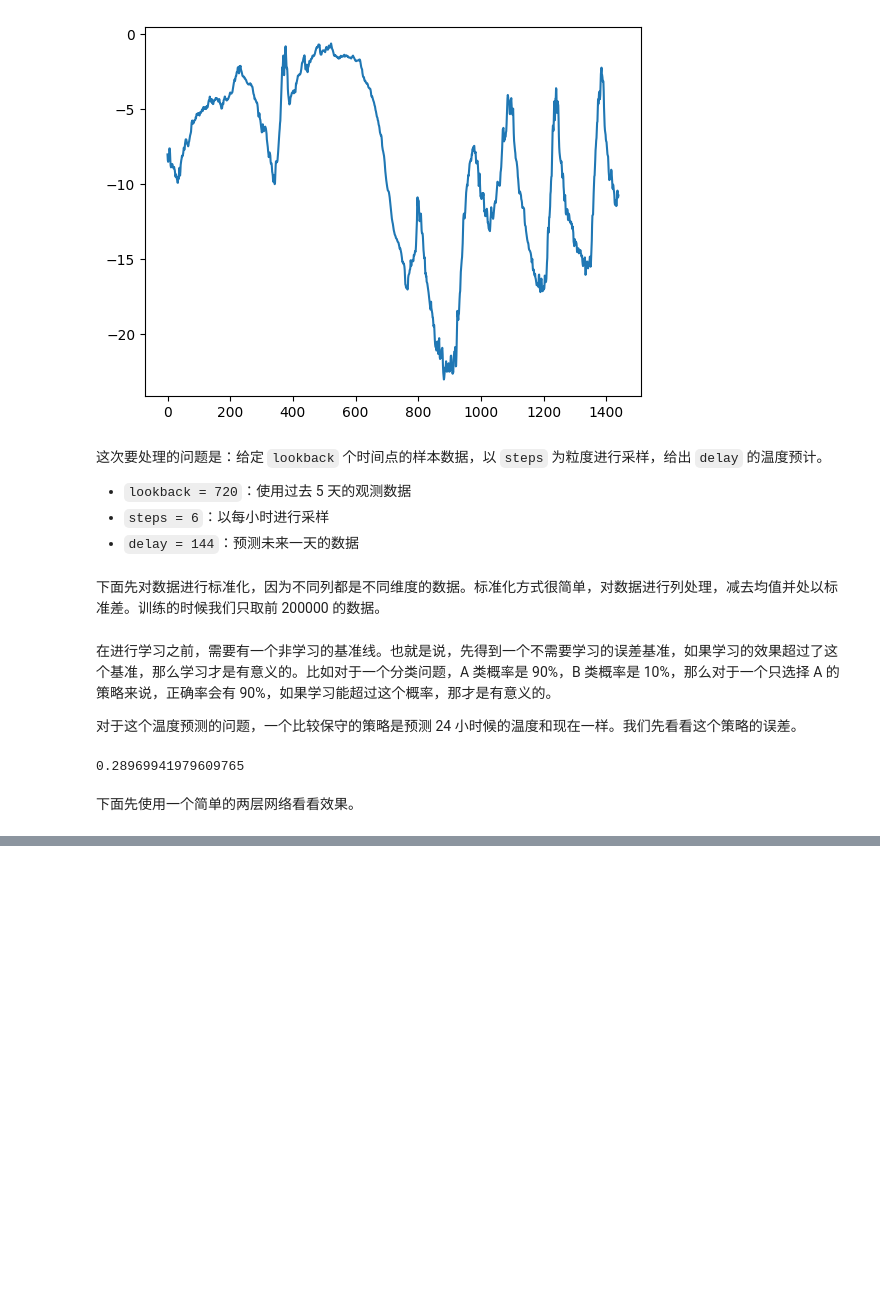
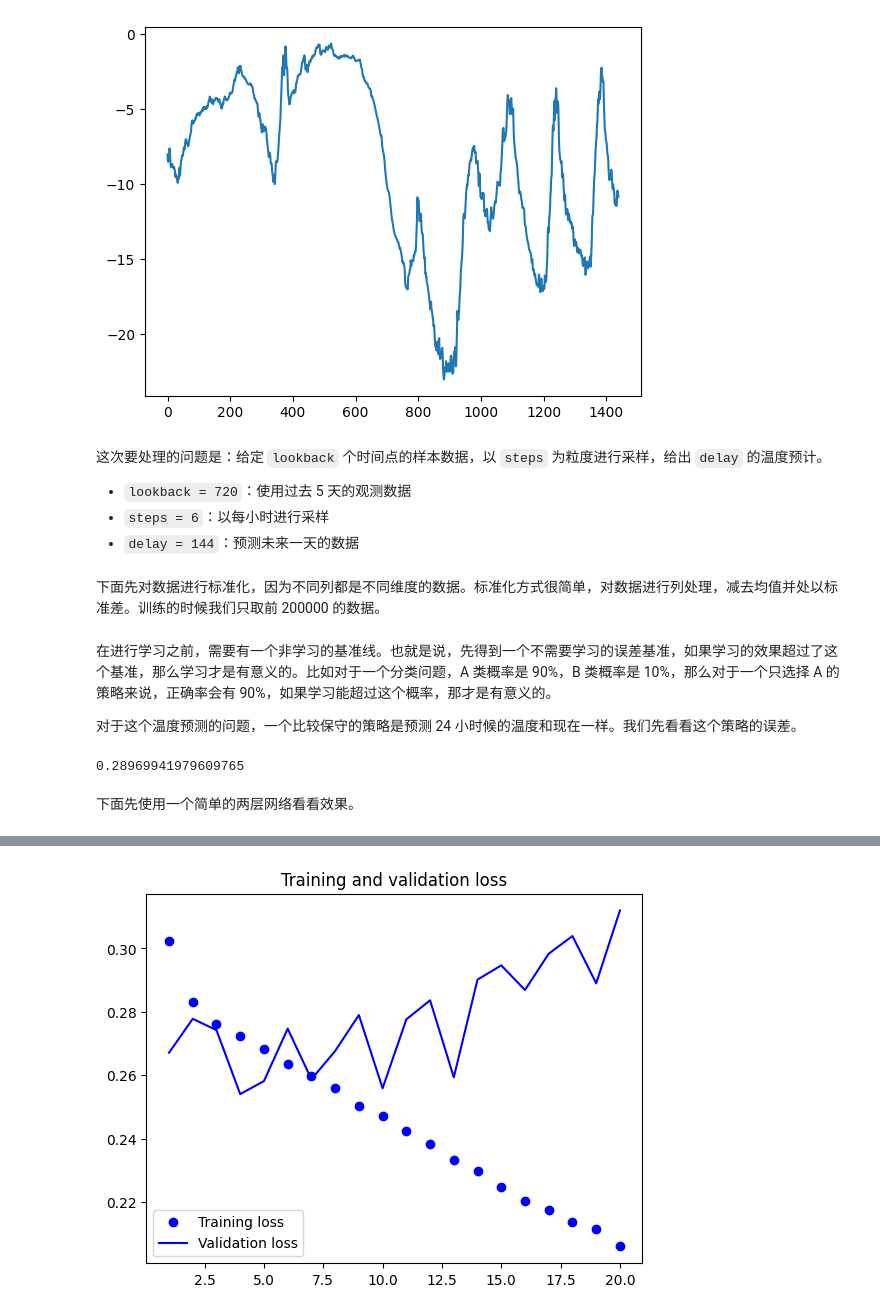
Before and after one commit to Aquietzero/ai-playground, a Jupyter notebook: deep_learning/jena_weather_rnn.ipynb, the cells around one changed output, grey strips where cells are left out. Cells and saved outputs as stored; diff of their text form; code cells hidden in the pictures; blank space fills up the shorter version.

```diff
--- a/deep_learning/jena_weather_rnn.ipynb
+++ b/deep_learning/jena_weather_rnn.ipynb
@@ -156,0 +199,12 @@ Epoch 2/20
+# %%
+model_gru = Sequential()
+# model_gru.add(layers.GRU(32, input_shape=(None, float_data.shape[-1])))
+model_gru.add(tf.compat.v1.keras.layers.CuDNNGRU(32, input_shape=(None, float_data.shape[-1])))
+model_gru.add(layers.Dense(1))
+
+model_gru.compile(optimizer='rmsprop', loss='mae')
+gru_history = model_gru.fit(train_gen,
+                            steps_per_epoch=500,
+                            epochs=20,
+                            validation_data=val_gen,
+                            validation_steps=500)
@@ -156,0 +229,13 @@ Epoch 2/20
+# %%
+loss = gru_history.history['loss']
+val_loss = gru_history.history['val_loss']
+epochs = range(1, len(loss) + 1)
+
+plt.figure()
+plt.plot(epochs, loss, 'bo', label='Training loss')
+plt.plot(epochs, val_loss, 'b', label='Validation loss')
+plt.title('Training and validation loss')
+plt.legend()
+plt.show()
+# %% [output]
+[figure, added]
```
Also changed, not shown: parts of 6 cells of this notebook, 5 other files.
